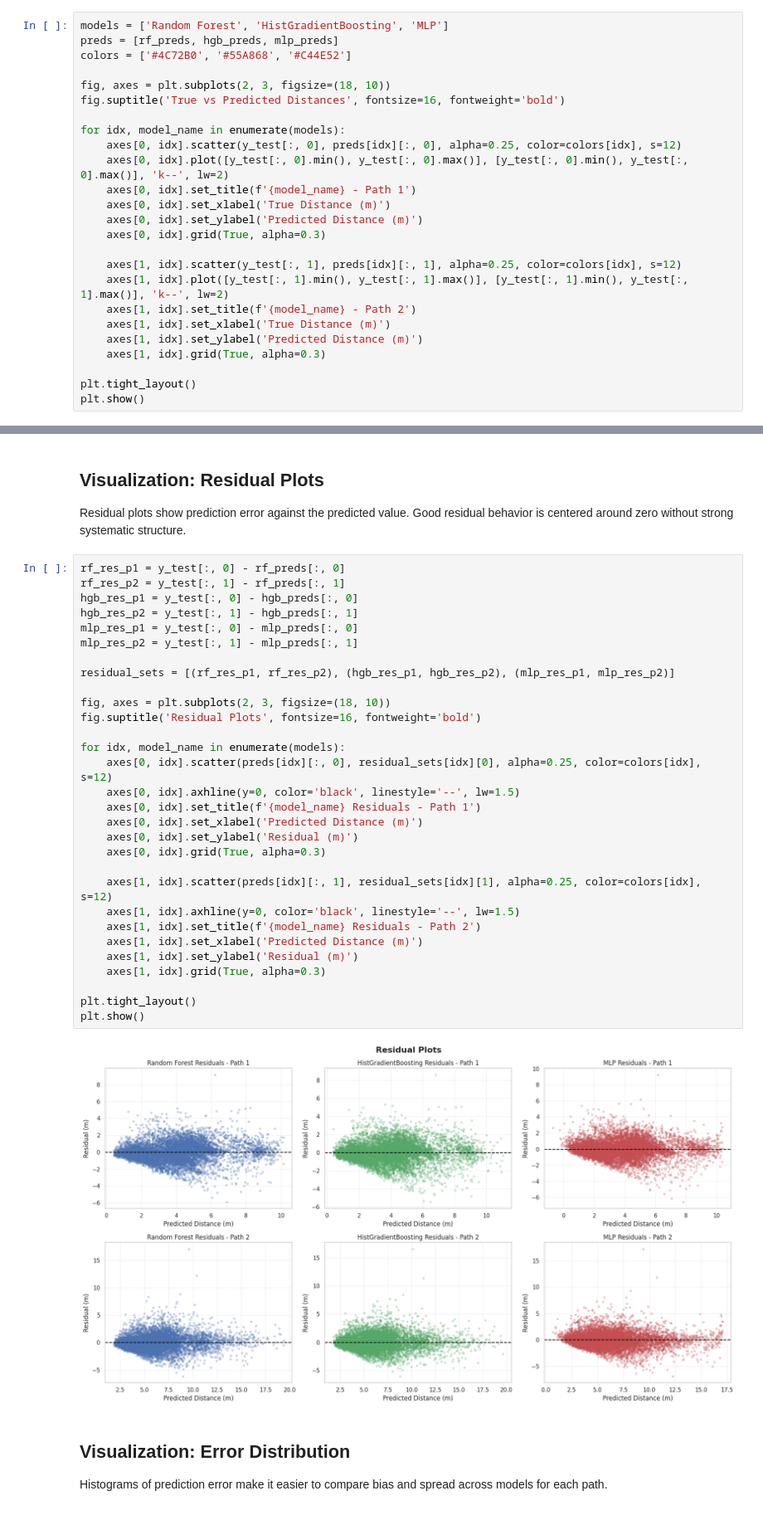
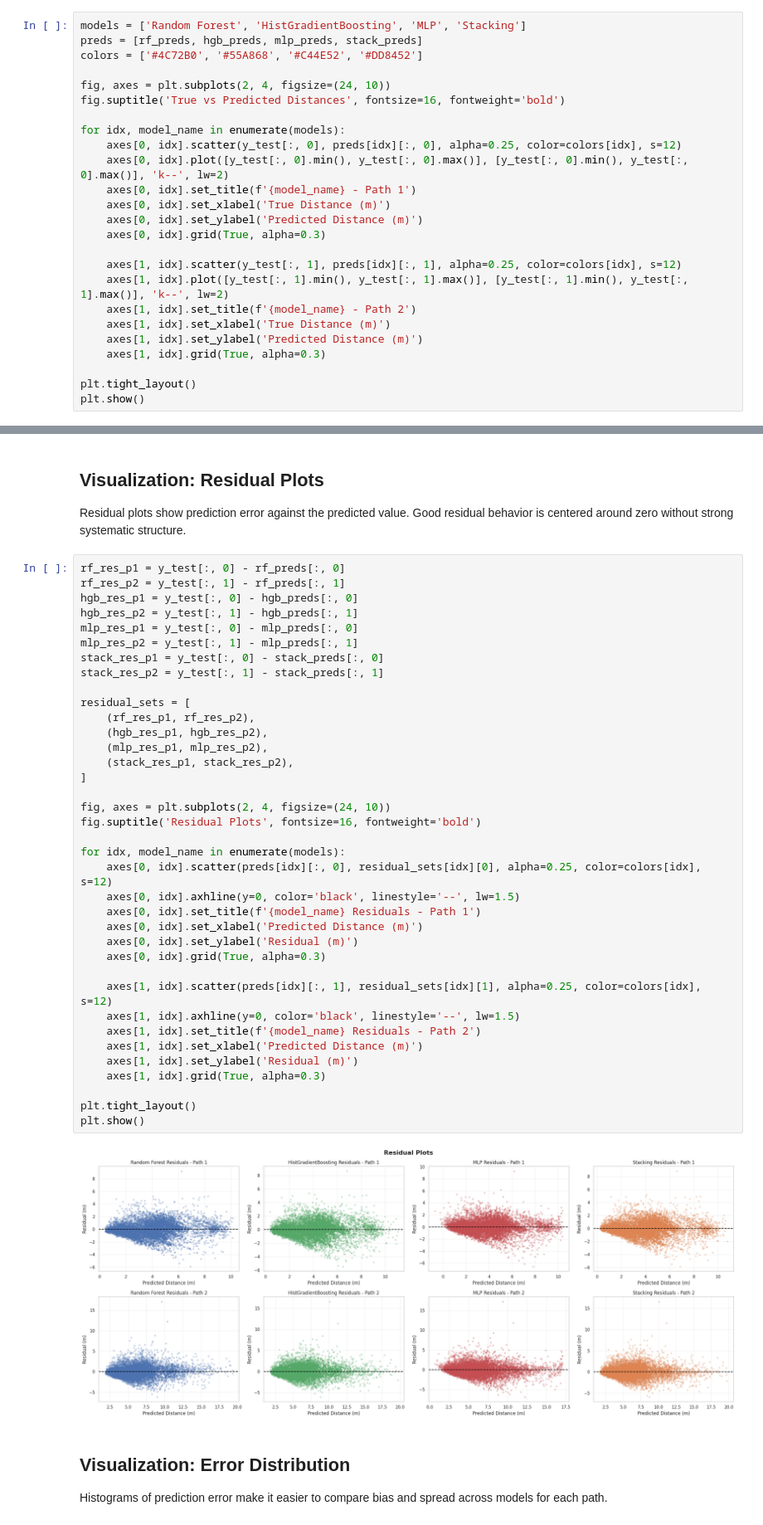
Before and after one commit to wymenlim/CSC3105, a Jupyter notebook: code/regression.ipynb, the cells around one changed output, grey strips where cells are left out. Shown at 83% size. Cells and saved outputs as stored; diff of their text form.

```diff
--- a/code/regression.ipynb
+++ b/code/regression.ipynb
@@ -439,11 +508,11 @@ Tuned HGB regressor saved successfully.
 
 Scatter plots compare ground-truth path distances with each model's predictions. Points closer to the diagonal indicate more accurate estimates.
 # %%
-models = ['Random Forest', 'HistGradientBoosting', 'MLP']
-preds = [rf_preds, hgb_preds, mlp_preds]
-colors = ['#4C72B0', '#55A868', '#C44E52']
+models = ['Random Forest', 'HistGradientBoosting', 'MLP', 'Stacking']
+preds = [rf_preds, hgb_preds, mlp_preds, stack_preds]
+colors = ['#4C72B0', '#55A868', '#C44E52', '#DD8452']
 
-fig, axes = plt.subplots(2, 3, figsize=(18, 10))
+fig, axes = plt.subplots(2, 4, figsize=(24, 10))
 fig.suptitle('True vs Predicted Distances', fontsize=16, fontweight='bold')
 
 for idx, model_name in enumerate(models):
@@ -472,35 +541,42 @@ Residual plots show prediction error against the predicted value. Good residual
 # %%
 rf_res_p1 = y_test[:, 0] - rf_preds[:, 0]
 rf_res_p2 = y_test[:, 1] - rf_preds[:, 1]
 hgb_res_p1 = y_test[:, 0] - hgb_preds[:, 0]
 hgb_res_p2 = y_test[:, 1] - hgb_preds[:, 1]
 mlp_res_p1 = y_test[:, 0] - mlp_preds[:, 0]
 mlp_res_p2 = y_test[:, 1] - mlp_preds[:, 1]
+stack_res_p1 = y_test[:, 0] - stack_preds[:, 0]
+stack_res_p2 = y_test[:, 1] - stack_preds[:, 1]
 
-residual_sets = [(rf_res_p1, rf_res_p2), (hgb_res_p1, hgb_res_p2), (mlp_res_p1, mlp_res_p2)]
+residual_sets = [
+    (rf_res_p1, rf_res_p2),
+    (hgb_res_p1, hgb_res_p2),
+    (mlp_res_p1, mlp_res_p2),
+    (stack_res_p1, stack_res_p2),
+]
 
-fig, axes = plt.subplots(2, 3, figsize=(18, 10))
+fig, axes = plt.subplots(2, 4, figsize=(24, 10))
 fig.suptitle('Residual Plots', fontsize=16, fontweight='bold')
 
 for idx, model_name in enumerate(models):
     axes[0, idx].scatter(preds[idx][:, 0], residual_sets[idx][0], alpha=0.25, color=colors[idx], s=12)
     axes[0, idx].axhline(y=0, color='black', linestyle='--', lw=1.5)
     axes[0, idx].set_title(f'{model_name} Residuals - Path 1')
     axes[0, idx].set_xlabel('Predicted Distance (m)')
     axes[0, idx].set_ylabel('Residual (m)')
     axes[0, idx].grid(True, alpha=0.3)
 
     axes[1, idx].scatter(preds[idx][:, 1], residual_sets[idx][1], alpha=0.25, color=colors[idx], s=12)
     axes[1, idx].axhline(y=0, color='black', linestyle='--', lw=1.5)
     axes[1, idx].set_title(f'{model_name} Residuals - Path 2')
     axes[1, idx].set_xlabel('Predicted Distance (m)')
     axes[1, idx].set_ylabel('Residual (m)')
     axes[1, idx].grid(True, alpha=0.3)
 
 plt.tight_layout()
 plt.show()
 # %% [output]
-[figure, old version]
+[figure, new version]
 # %% [markdown]
 ## Visualization: Error Distribution
 
```
Also changed, not shown: parts of 13 cells of this notebook, 4 other files.
